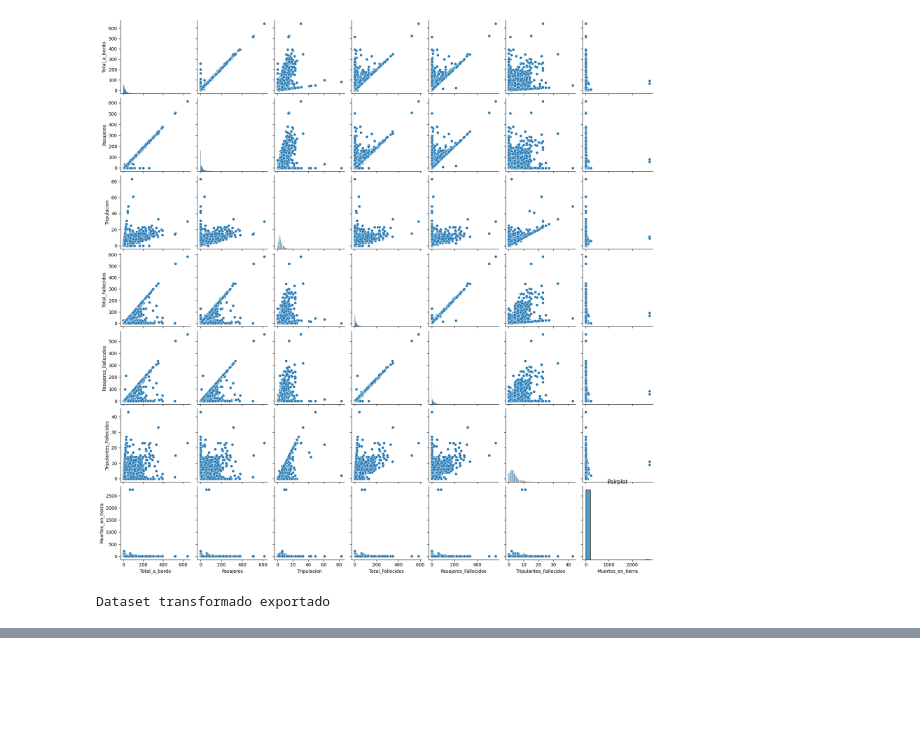
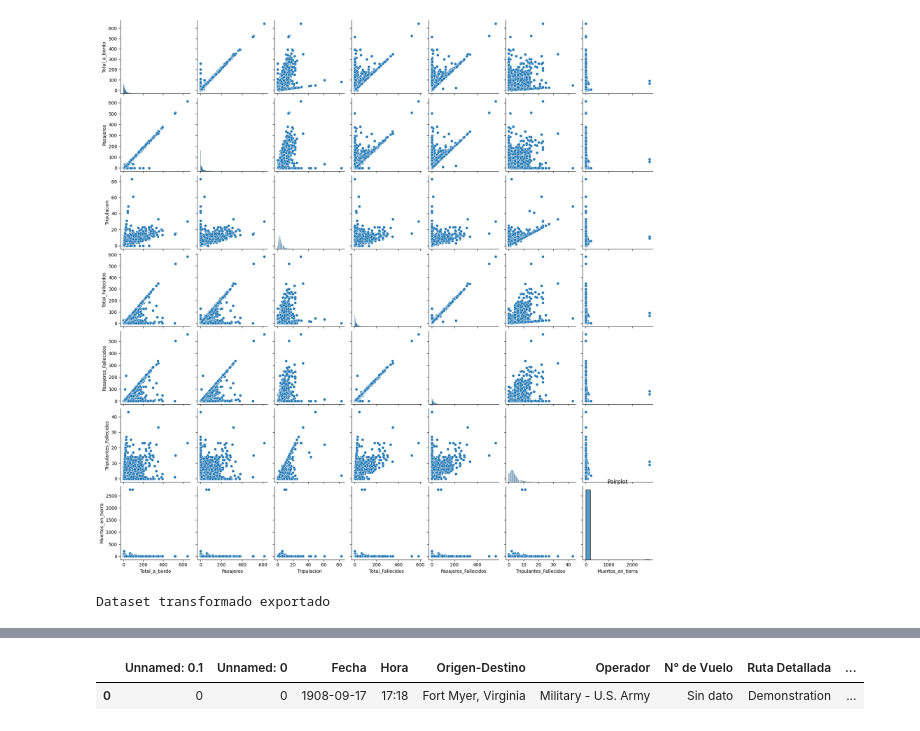
Before and after one commit to Nany1993/PI_DATA_ANALYTICS, a Jupyter notebook: EDA.ipynb, the cells around one changed output, grey strips where cells are left out. Drawn from its saved outputs; the diff is of its cells as text; code cells hidden in the pictures; blank space fills up the shorter version.

```diff
--- a/EDA.ipynb
+++ b/EDA.ipynb
@@ -773,0 +855,18 @@ Dataset transformado exportado
+# %%
+df_accidentes = pd.read_csv("df_accidente3.csv", sep=",")
+df_accidentes.head(2)
+# %%
+# Ordenar el DataFrame por el año en orden ascendente
+df_accidentes = df_accidentes.sort_values('Año')
+
+# Calcular la disminución/aumento de la tasa de accidentalidad con respecto al año anterior
+df_accidentes['Disminucion/Aumento'] = ((df_accidentes['Tasa_accidentalidad'].shift(1) - df_accidentes['Tasa_accidentalidad']) / df_accidentes['Tasa_accidentalidad'].shift(1)) * 100
+
+# Filtrar las columnas necesarias (Año y Disminucion/Aumento) y eliminar filas con valores NaN
+df_resultado = df_accidentes[['Año', 'Disminucion/Aumento']].dropna()
+
+# Tomar los top 20 resultados
+df_top_20 = df_resultado.head(20)
+
+# Mostrar la tabla resultante
+print(df_top_20)
@@ -773,0 +891,5 @@ Dataset transformado exportado
+# %%
+df_accidentes.head(1)
+# %% [output]
+|  | Unnamed: 0.1 | Unnamed: 0 | Fecha | Hora | Origen-Destino | Operador | N° de Vuelo | Ruta Detallada | ... |
+| 0 | 0 | 0 | 1908-09-17 | 17:18 | Fort Myer, Virginia | Military - U.S. Army | Sin dato | Demonstration | ... |
```
Also changed, not shown: parts of 12 cells of this notebook, 7 other files.
